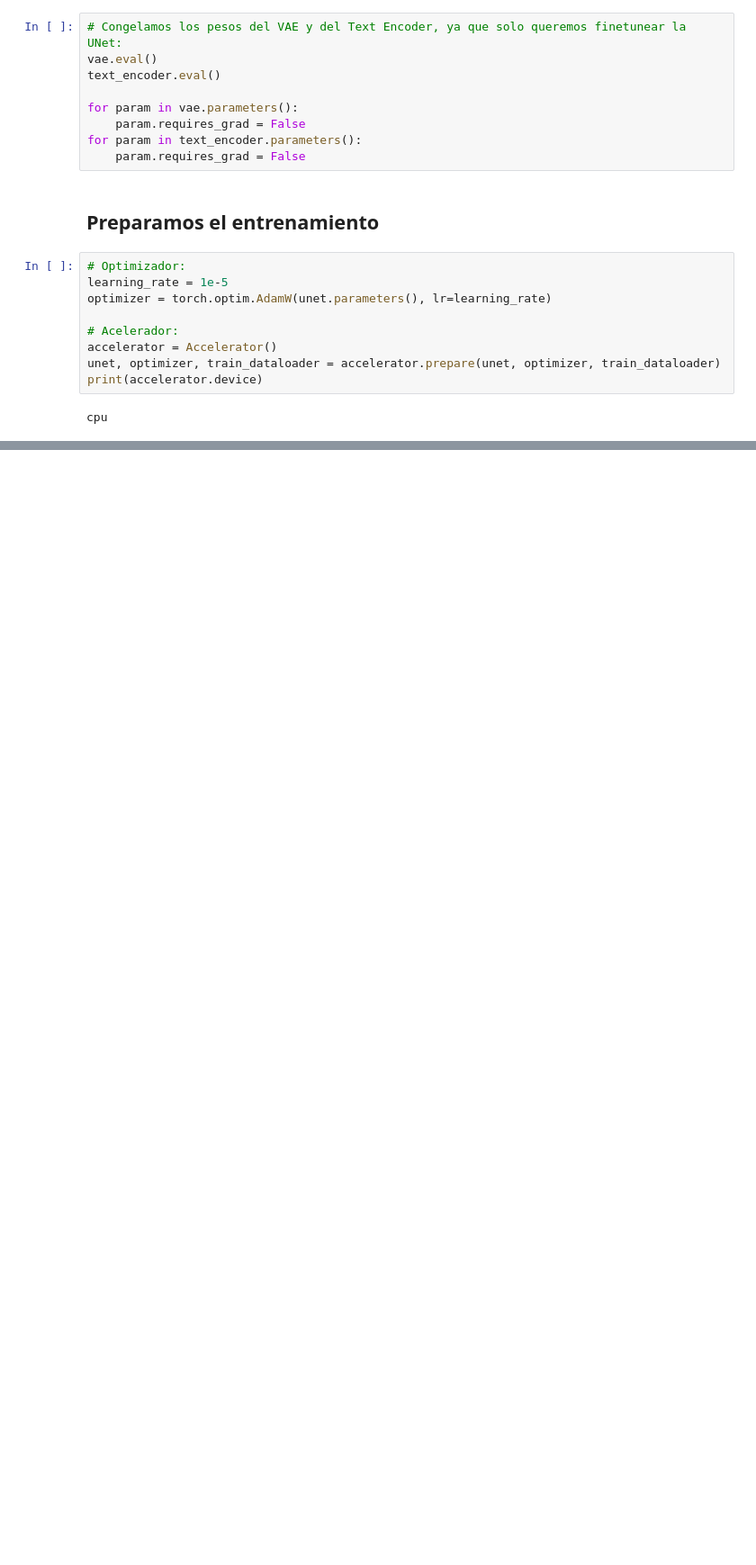
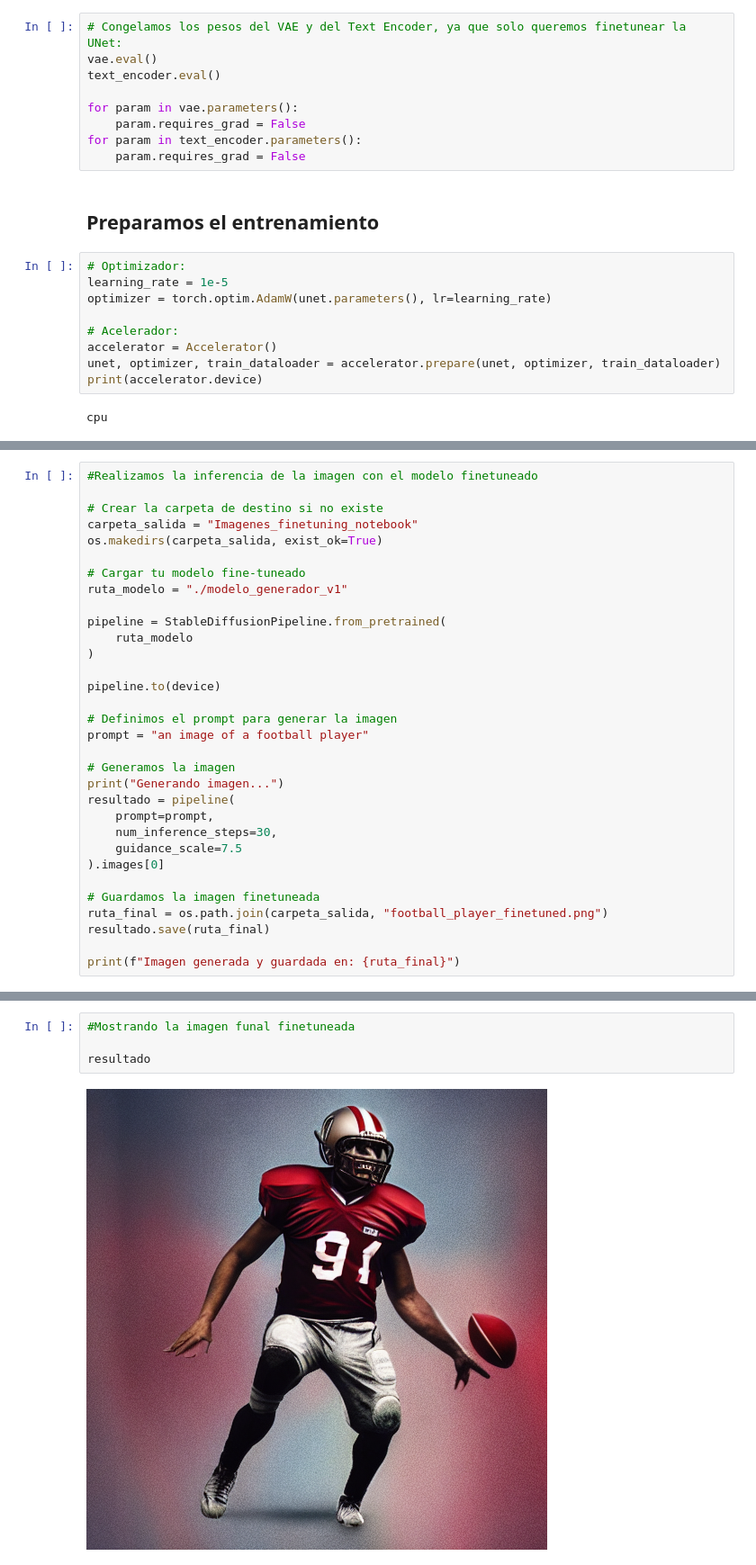
Before and after one commit to Victorh1397/Entrega_Final_Modulo_7, a Jupyter notebook: notebook_test.ipynb, the cells around one changed output, grey strips where cells are left out. Shown at 90% size. Saved outputs shown, nothing was run; the diff lists cells and outputs as text; blank space fills up the shorter version.

Commit message:
Entrenar modelo en el notebook y generar inferencia con el modelo finetuneado

```diff
--- a/notebook_test.ipynb
+++ b/notebook_test.ipynb
@@ -186,0 +262,32 @@ cpu
+# %%
+#Realizamos la inferencia de la imagen con el modelo finetuneado
+
+# Crear la carpeta de destino si no existe
+carpeta_salida = "Imagenes_finetuning_notebook"
+os.makedirs(carpeta_salida, exist_ok=True)
+
+# Cargar tu modelo fine-tuneado
+ruta_modelo = "./modelo_generador_v1"
+
+pipeline = StableDiffusionPipeline.from_pretrained(
+    ruta_modelo
+)
+
+pipeline.to(device)
+
+# Definimos el prompt para generar la imagen
+prompt = "an image of a football player"
+
+# Generamos la imagen
+print("Generando imagen...")
+resultado = pipeline(
+    prompt=prompt,
+    num_inference_steps=30,
+    guidance_scale=7.5
+).images[0]
+
+# Guardamos la imagen finetuneada
+ruta_final = os.path.join(carpeta_salida, "football_player_finetuned.png")
+resultado.save(ruta_final)
+
+print(f"Imagen generada y guardada en: {ruta_final}")
@@ -186,0 +297,6 @@ cpu
+# %%
+#Mostrando la imagen funal finetuneada
+
+resultado
+# %% [output]
+[figure, added]
```
Also changed, not shown: parts of 10 cells of this notebook.
